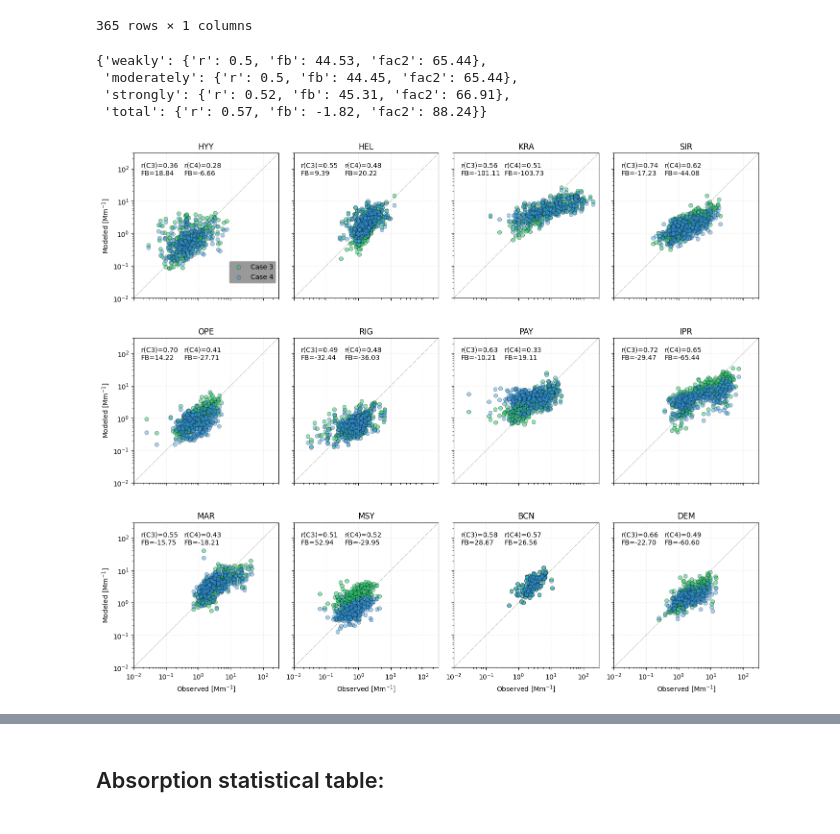
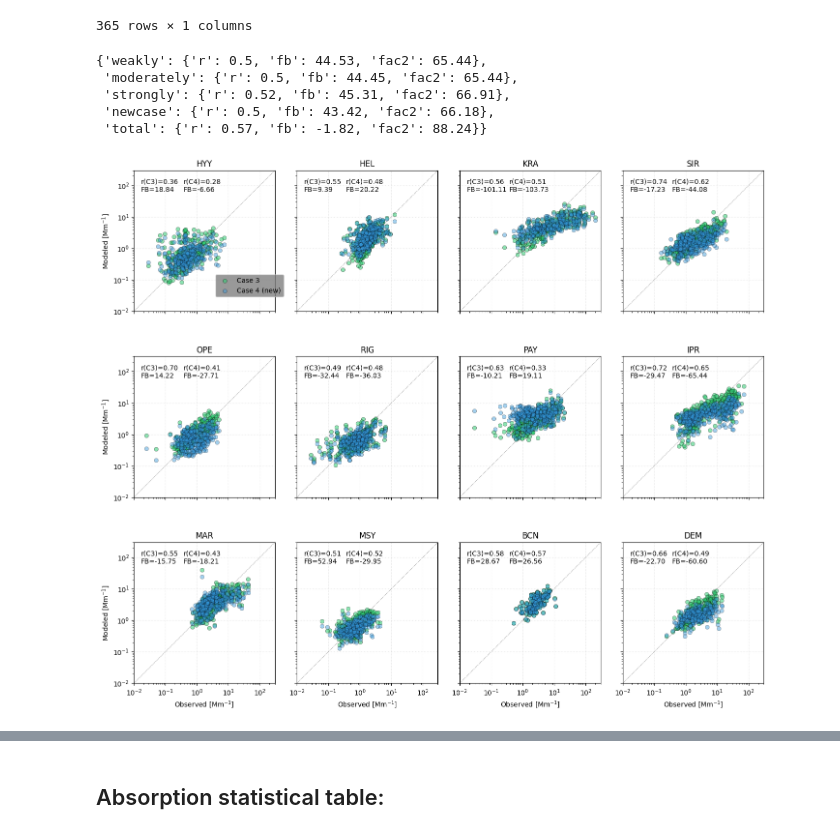
Before and after one commit to hectornav/Tool4BrC, a Jupyter notebook: paper_plots_new.ipynb, the cells around one changed output, grey strips where cells are left out. Cells and saved outputs as stored; diff of their text form; code cells hidden in the pictures.

Commit message:
updated Case 4

```diff
--- a/paper_plots_new.ipynb
+++ b/paper_plots_new.ipynb
@@ -78,6 +78,9 @@ def calculate_statistics_nosoa(stn, points, mode='by_station'):
                                                        SA=False, mode=mode, points=points, model='monarch_best', case='moderately')
     abs_mod_strongly = ut.calculate_absorption_cases_nosoa(dict_of_names['acr_first'][stn], best=True, mass_mode='best',\
                                                      SA=False, mode=mode, points=points, model='monarch_best', case='strongly')
+
+    abs_mod_newcase = ut.calculate_absorption_cases_nosoa(dict_of_names['acr_first'][stn], best=True, mass_mode='best',\
+                                                        SA=False, mode=mode, points=points, model='monarch_best', case='newcase')
     abs_observed = dr.get_obsabs370(dict_of_names['acr_first'][stn], remove_negatives=True)
 
     abs_tot_oa = ut.calculate_absorption4oa_ns(dict_of_names['acr_first'][stn], best=True, points=points,\
@@ -91,15 +94,18 @@ def calculate_statistics_nosoa(stn, points, mode='by_station'):
     corr_weakly = st.calculate_corr(abs_observed, abs_mod_weakly)
     corr_moderately = st.calculate_corr(abs_observed, abs_mod_moderately)
     corr_strongly = st.calculate_corr(abs_observed, abs_mod_strongly)
+    corr_newcase = st.calculate_corr(abs_observed, abs_mod_newcase)
     corr_tot = st.calculate_corr(abs_observed, abs_tot_oa)
     fb_weakly = st.calculate_fb(abs_observed, abs_mod_weakly)
     fb_moderately = st.calculate_fb(abs_observed, abs_mod_moderately)
     fb_strongly = st.calculate_fb(abs_observed, abs_mod_strongly)
     fb_tot = st.calculate_fb(abs_observed, abs_tot_oa)
+    fb_newcase = st.calculate_fb(abs_observed, abs_mod_newcase)
     fac2_weakly = st.calculate_fac2(abs_observed, abs_mod_weakly)
     fac2_moderately = st.calculate_fac2(abs_observed, abs_mod_moderately)
     fac2_strongly = st.calculate_fac2(abs_observed, abs_mod_strongly)
     fac2_tot = st.calculate_fac2(abs_observed, abs_tot_oa)
+    fac2_newcase = st.calculate_fac2(abs_observed, abs_mod_newcase)
 
     # Crear un diccionario para almacenar los resultados para cada caso
     resultados = {
@@ -118,6 +124,11 @@ def calculate_statistics_nosoa(stn, points, mode='by_station'):
             'fb': fb_strongly,
             'fac2': fac2_strongly
         },
+        'newcase': {
+            'r': corr_newcase,
+            'fb': fb_newcase,
+            'fac2': fac2_newcase
+        },
         'total': {
             'r': corr_tot,
             'fb': fb_tot,
@@ -133,6 +144,7 @@ calculate_statistics_nosoa('BCN', points='complete', mode='all')
 {'weakly': {'r': 0.5, 'fb': 44.53, 'fac2': 65.44},
  'moderately': {'r': 0.5, 'fb': 44.45, 'fac2': 65.44},
  'strongly': {'r': 0.52, 'fb': 45.31, 'fac2': 66.91},
+ 'newcase': {'r': 0.5, 'fb': 43.42, 'fac2': 66.18},
  'total': {'r': 0.57, 'fb': -1.82, 'fac2': 88.24}}
 # %%
 def plot_scatter_log_c(stations, mode='by_station', points='best'):
@@ -150,7 +162,7 @@ def plot_scatter_log_c(stations, mode='by_station', points='best'):
         #abs_mod_moderately = ut.calculate_absorption_cases_nosoa(dict_of_names['acr_first'][stn], best=True, mass_mode='best',\
         #                                                   SA=False, mode=mode, points=points, model='monarch_best', case='moderately')
         abs_mod_strongly = ut.calculate_absorption_cases_nosoa(dict_of_names['acr_first'][stn], best=True, mass_mode='best',\
-                                                         SA=False, mode=mode, points=points, model='monarch_best', case='strongly')
+                                                         SA=False, mode=mode, points=points, model='monarch_best', case='newcase')
         abs_oa = ut.calculate_absorption4oa_ns(dict_of_names['acr_first'][stn], best=True, points=points,\
                                                 mass_mode='best', mode=mode, model='monarch_best_oa')
         abs_observed = dr.get_obsabs370(dict_of_names['acr_first'][stn], remove_negatives=True)
@@ -159,7 +171,7 @@ def plot_scatter_log_c(stations, mode='by_station', points='best'):
         #axs[i].scatter(abs_observed, abs_mod_weakly, color='#27AE60', label='Case 1', alpha=0.8, marker='s')
         #axs[i].scatter(abs_observed, abs_mod_moderately, color='#F1C40F', label='Case 2', alpha=0.9, marker='x', linewidth=1.5)
         axs[i].scatter(abs_observed, abs_mod_strongly, color='#2ECC71', label='Case 3', alpha=0.55, edgecolor='black', linewidth=0.5)
-        axs[i].scatter(abs_observed, abs_oa, color='#3498DB', label='Case 4', alpha=0.45, edgecolor='black', linewidth=0.5)
+        axs[i].scatter(abs_observed, abs_oa, color='#3498DB', label='Case 4 (new)', alpha=0.45, edgecolor='black', linewidth=0.5)
         axs[i].minorticks_on()
         axs[i].set_xlim([0.01, 300])
         axs[i].set_ylim([0.01,300])
@@ -174,32 +186,32 @@ def plot_scatter_log_c(stations, mode='by_station', points='best'):
         if i in [0, 4, 8]:
             axs[i].set_ylabel('Modeled [Mm$^{-1}$]')
         #add annotation with correlation coefficient, and mean bias for each case/station using the function calculate_statistics
         #calculate statistics
         results = calculate_statistics_nosoa(stn, points, mode=mode)
         #add annotation
         axs[i].annotate(f"r(C3)={results['strongly']['r']:.2f}\nFB={results['strongly']['fb']:.2f}",
                         xy=(0.05, 0.85), xycoords='axes fraction', fontsize=10)
         axs[i].annotate(f"r(C4)={results['total']['r']:.2f}\nFB={results['total']['fb']:.2f}",
                         xy=(0.35, 0.85), xycoords='axes fraction', fontsize=10)
         #axs[i].annotate(f"r(c3)={results['strongly']['r']:.2f}\nFB={results['strongly']['fb']:.2f}",
         #                xy=(0.65, 0.85), xycoords='axes fraction', fontsize=10)
 
         #set log scale
         axs[i].set_xscale('log')
         axs[i].set_yscale('log')
         #set grid dotted
         axs[i].grid(True, linestyle=':', alpha=0.4)
         axs[i].set_aspect('equal', adjustable='box')
         #add legend in bottom of only first subplot
         axs[0].legend(loc='lower center', bbox_to_anchor=(0.82, 0.08), ncol=1, facecolor='gray')
     # Ajustar el layout para evitar la superposición
     plt.tight_layout()
 
     os.makedirs('figures_paper/scatter_opt/', exist_ok=True)
     #savefig
-    plt.savefig(f"figures_paper/scatter_opt/scatter_opt_cases_{points}_{mode}.png", dpi=300, bbox_inches='tight')
+    plt.savefig(f"figures_paper/scatter_opt/scatter_opt_cases_{points}_{mode}_newcase.png", dpi=300, bbox_inches='tight')
     plt.show()
 
 plot_scatter_log_c(station_names[::-1], mode='by_station', points='complete')
 # %% [output]
-[figure, old version]
+[figure, new version]
```
Also changed, not shown: parts of 14 cells of this notebook, 40 other files.
